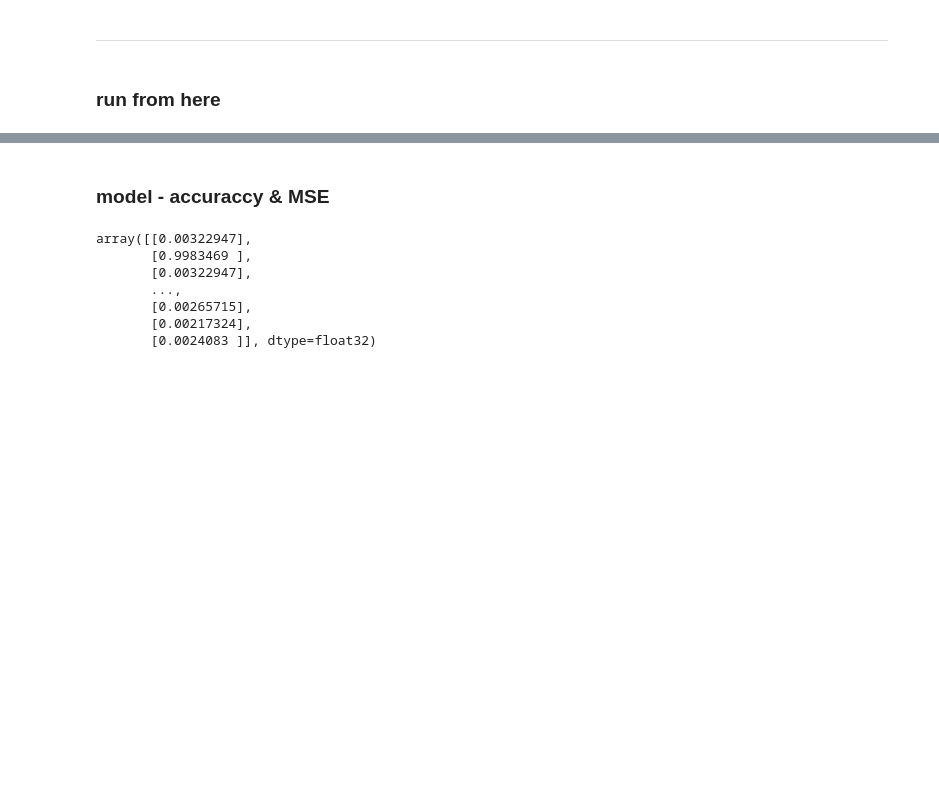
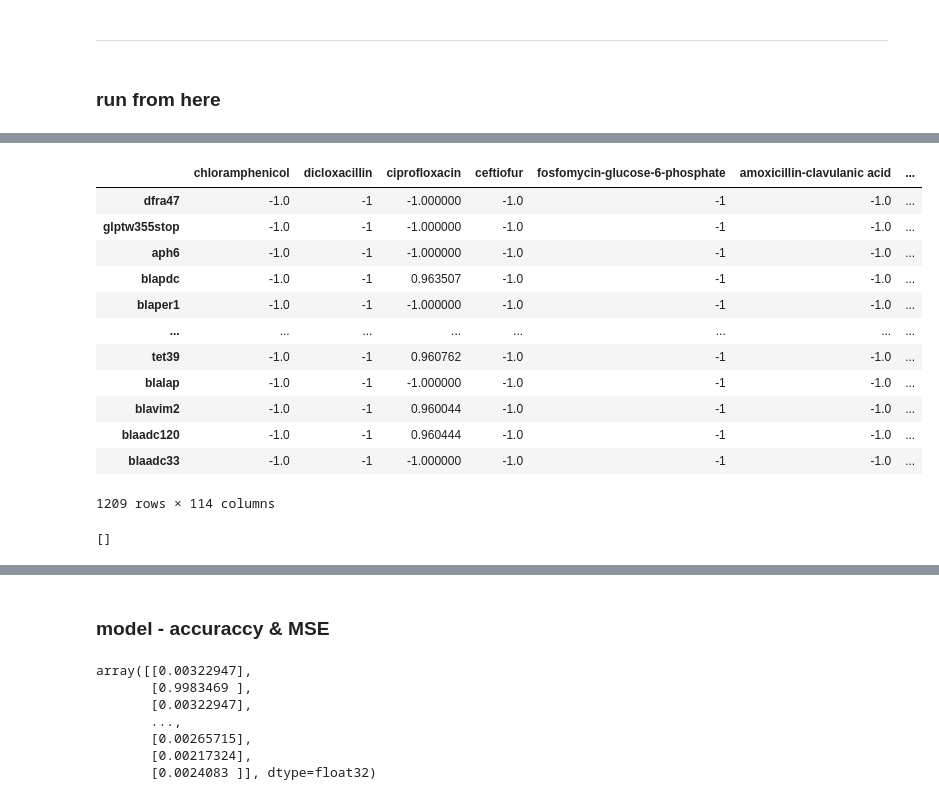
Before and after one commit to taliyashitreet/Final_Project, a Jupyter notebook: Create_Data.ipynb, the cells around one changed output, grey strips where cells are left out. Saved outputs shown, nothing was run; the diff lists cells and outputs as text; code cells hidden in the pictures; blank space fills up the shorter version.

```diff
--- a/Create_Data.ipynb
+++ b/Create_Data.ipynb
@@ -459,0 +633,16 @@ R^2 Score: 0.6721492917600099
+# %%
+gene_antibiotic_df_copy
+# %% [output]
+|  | chloramphenicol | dicloxacillin | ciprofloxacin | ceftiofur | fosfomycin-glucose-6-phosphate | amoxicillin-clavulanic acid | ... |
+| dfra47 | -1.0 | -1 | -1.000000 | -1.0 | -1 | -1.0 | ... |
+| glptw355stop | -1.0 | -1 | -1.000000 | -1.0 | -1 | -1.0 | ... |
+| aph6 | -1.0 | -1 | -1.000000 | -1.0 | -1 | -1.0 | ... |
+| blapdc | -1.0 | -1 | 0.963507 | -1.0 | -1 | -1.0 | ... |
+| blaper1 | -1.0 | -1 | -1.000000 | -1.0 | -1 | -1.0 | ... |
+| ... | ... | ... | ... | ... | ... | ... | ... |
+| tet39 | -1.0 | -1 | 0.960762 | -1.0 | -1 | -1.0 | ... |
+| blalap | -1.0 | -1 | -1.000000 | -1.0 | -1 | -1.0 | ... |
+| blavim2 | -1.0 | -1 | 0.960044 | -1.0 | -1 | -1.0 | ... |
+| blaadc120 | -1.0 | -1 | 0.960444 | -1.0 | -1 | -1.0 | ... |
+| blaadc33 | -1.0 | -1 | -1.000000 | -1.0 | -1 | -1.0 | ... |
+1209 rows × 114 columns
@@ -460,3 +652,7 @@ R^2 Score: 0.6721492917600099
+# %%
+antibiotic_few_samples
+# %% [output]
+[]
 # %%
 antibiotic_precent
 # %% [output]
```
Also changed, not shown: parts of 36 cells of this notebook, 1 other file.
